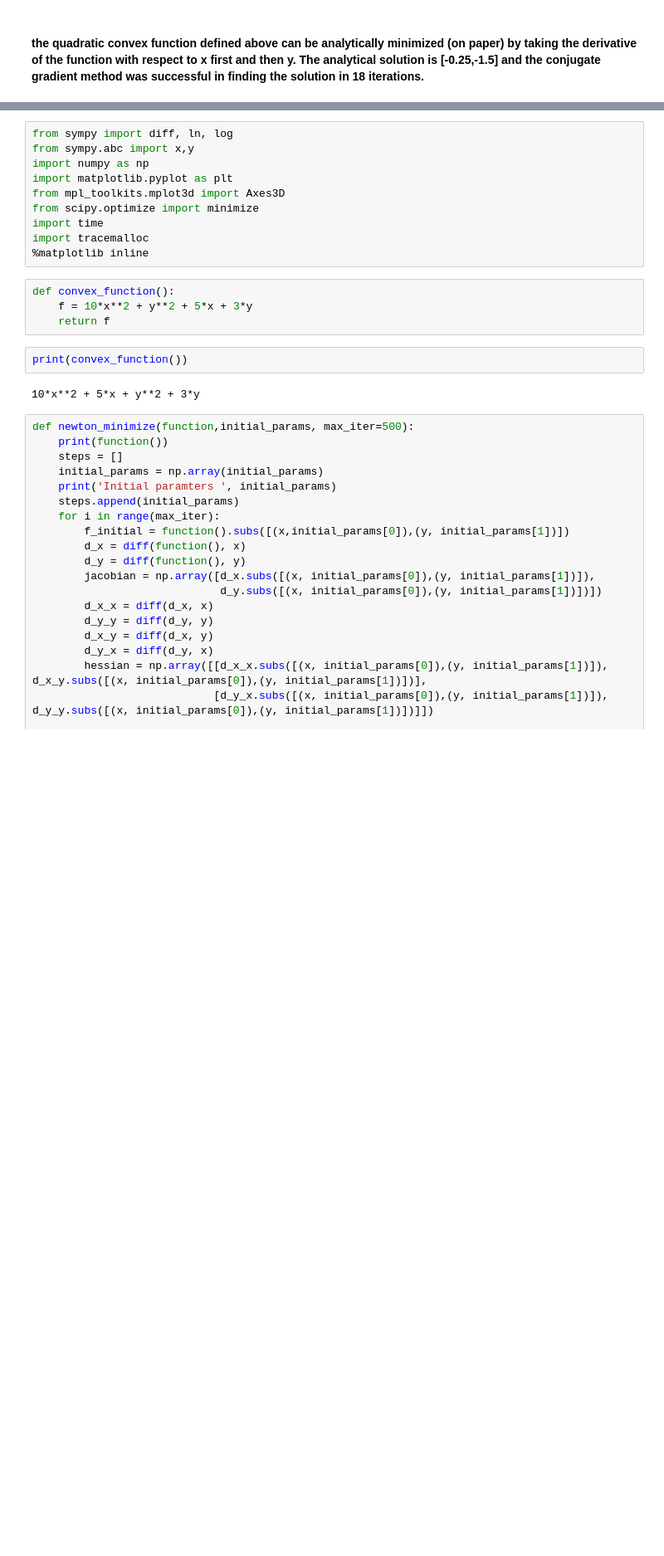
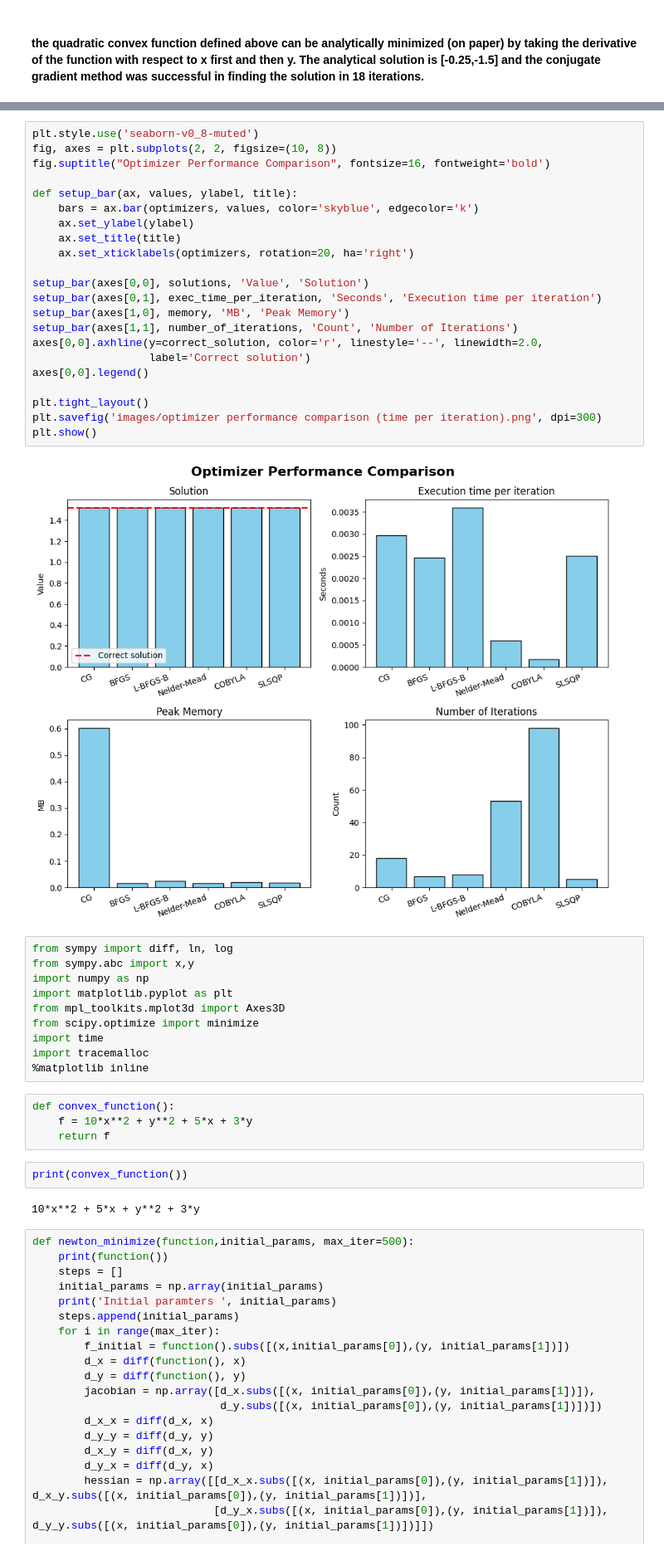
Before and after one commit to AkashHiregange/personal_projects, a Jupyter notebook: Optimization_algorithm_comparison/optimizers.ipynb, the cells around one changed output, grey strips where cells are left out. Shown: that part at 83% size. Cells and saved outputs as stored; diff of their text form; blank space fills up the shorter version.

```diff
--- a/Optimization_algorithm_comparison/optimizers.ipynb
+++ b/Optimization_algorithm_comparison/optimizers.ipynb
@@ -213,3 +256,27 @@ print(performance)
+# %%
+plt.style.use('seaborn-v0_8-muted')
+fig, axes = plt.subplots(2, 2, figsize=(10, 8))
+fig.suptitle("Optimizer Performance Comparison", fontsize=16, fontweight='bold')
+
+def setup_bar(ax, values, ylabel, title):
+    bars = ax.bar(optimizers, values, color='skyblue', edgecolor='k')
+    ax.set_ylabel(ylabel)
+    ax.set_title(title)
+    ax.set_xticklabels(optimizers, rotation=20, ha='right')
+
+setup_bar(axes[0,0], solutions, 'Value', 'Solution')
+setup_bar(axes[0,1], exec_time_per_iteration, 'Seconds', 'Execution time per iteration')
+setup_bar(axes[1,0], memory, 'MB', 'Peak Memory')
+setup_bar(axes[1,1], number_of_iterations, 'Count', 'Number of Iterations')
+axes[0,0].axhline(y=correct_solution, color='r', linestyle='--', linewidth=2.0,
+                  label='Correct solution')
+axes[0,0].legend()
+
+plt.tight_layout()
+plt.savefig('images/optimizer performance comparison (time per iteration).png', dpi=300)
+plt.show()
+# %% [output]
+[figure, added]
 # %%
 from sympy import diff, ln, log
 from sympy.abc import x,y
```
Also changed, not shown: parts of 6 cells of this notebook, 2 other files.
